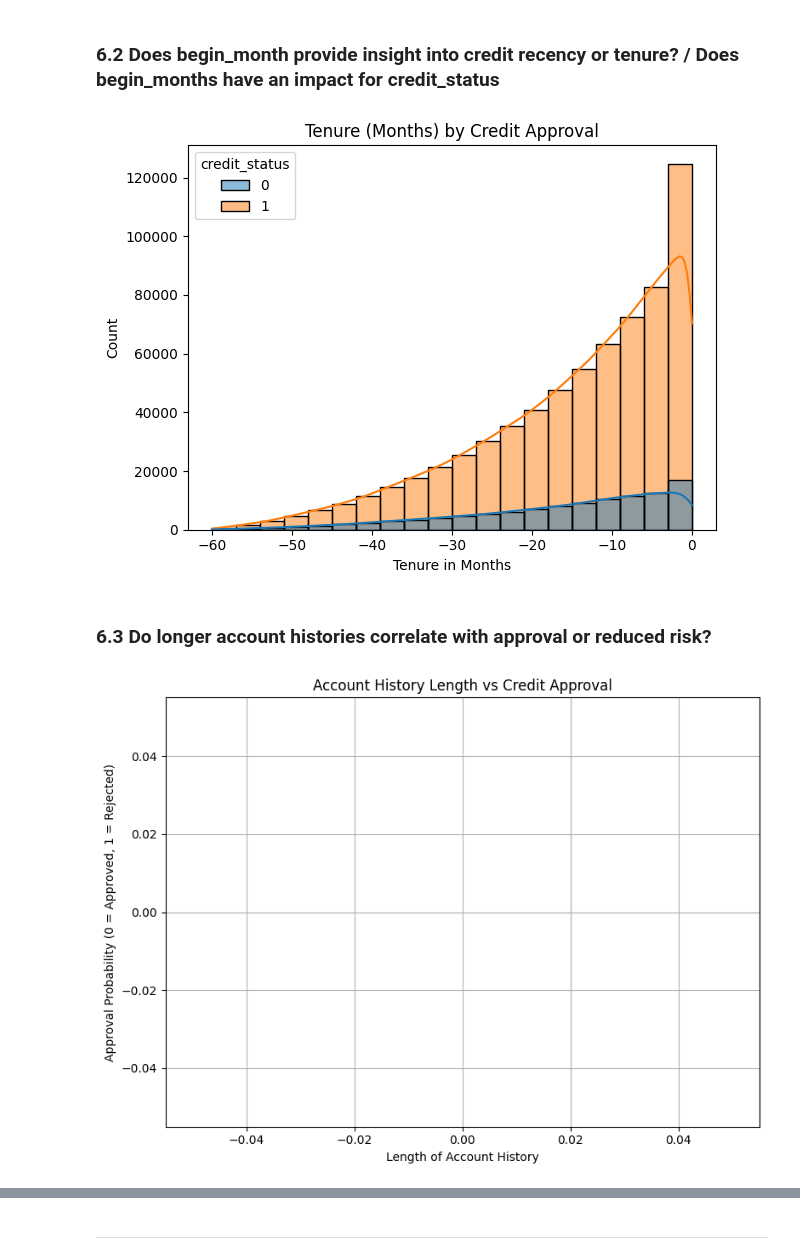
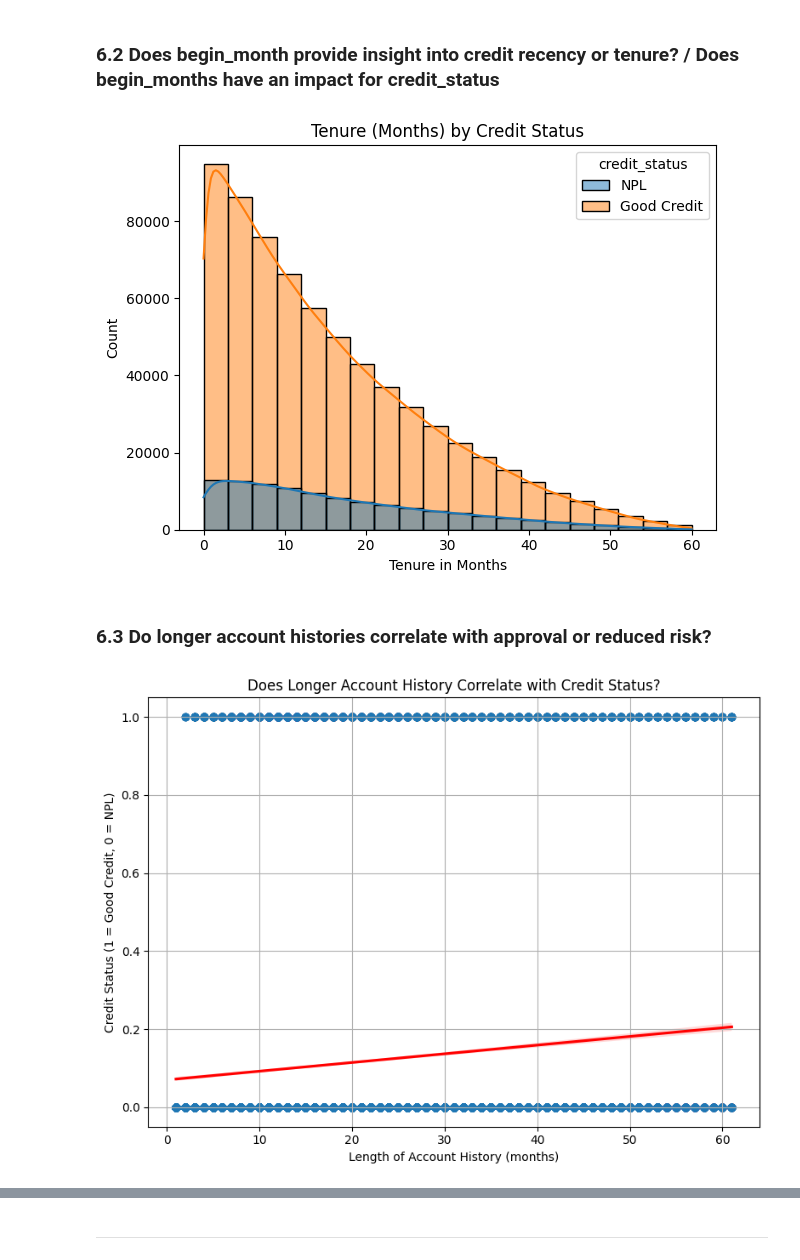
Before and after one commit to yonathanggraiwan/p2-final-project-ftds-028-hck-group-001, a Jupyter notebook: EDA.ipynb, the cells around one changed output, grey strips where cells are left out. Saved outputs shown, nothing was run; the diff lists cells and outputs as text; code cells hidden in the pictures.

```diff
--- a/EDA.ipynb
+++ b/EDA.ipynb
@@ -563,8 +581,13 @@ Text(0, 0.5, 'Count')
 # %% [markdown]
 ### 4.2 Is There a Relationship Between 'years_employed' and 'income' or 'target'?
 # %%
-# Konversi days_employed ke years_employed
-data['years_employed'] = -(data['days_employed'] / 365)
+# Convert days_employed to years as a standalone object
+years_employed = data['days_employed'].abs() / 365
 
-# Pastikan credit_status sudah jadi numerik
-data['credit_status'] = data['credit_status'].map({'Good Credit': 1, 'NPL': 0})
+plt.figure(figsize=(8, 6))
+sns.regplot(data=data, x=abs(data['days_employed'] / 365), y='income',
+            scatter_kws={'alpha':0.5}, line_kws={'color':'red'})
+plt.title('Income vs Years Employed')
+plt.xlabel('Years Employed')
+plt.ylabel('Income')
+plt.grid(True)
@@ -624,35 +720,44 @@ plt.show()
 # %% [markdown]
 ### 6.2 Does begin_month provide insight into credit recency or tenure? / Does begin_months have an impact for credit_status
 # %%
-sns.histplot(data=data, x='months_balance', hue='credit_status', bins=20, kde=True)
-plt.title("Tenure (Months) by Credit Approval")
+sns.histplot(data=data, x=-data['months_balance'], hue='credit_status', bins=20, kde=True)
+plt.title("Tenure (Months) by Credit Status")
 plt.xlabel("Tenure in Months")
 plt.ylabel("Count")
 plt.tight_layout()
 plt.show()
 # %% [output]
-[figure, old version]
+[figure, new version]
 # %% [markdown]
 ### 6.3 Do longer account histories correlate with approval or reduced risk?
 # %%
+# Step 1: Calculate account history length
 account_length = data.groupby('id')['months_balance'].count().reset_index()
 account_length.columns = ['id', 'account_history_length']
 
-# Mapping credit_status to numeric without changing original data
-approval_mapped = data[['id', 'credit_status']].copy()
-approval_mapped['credit_status'] = approval_mapped['credit_status'].map({'Good Credit': 1, 'NPL': 0})
+# Step 2: Use majority status signal per ID
+credit_status = data.groupby('id')['credit_status'].agg(lambda x: x.mode()[0]).reset_index()
 
-# Merge account length with mapped approval
-merged = account_length.merge(approval_mapped, on='id')
+# Step 3: Merge datasets
+merged = account_length.merge(credit_status, on='id', how='inner')
 
-# Plot regplot
+# Step 4: Map credit status after merging
+merged['credit_status_mapped'] = merged['credit_status'].map({'Good Credit': 0, 'NPL': 1})
+
+# Step 5: Plot regression
 plt.figure(figsize=(8, 6))
-sns.regplot(data=merged, x='account_history_length', y='credit_status', scatter_kws={'alpha':0.3})
-plt.title('Account History Length vs Credit Approval')
-plt.xlabel('Length of Account History')
-plt.ylabel('Approval Probability (0 = Approved, 1 = Rejected)')
+sns.regplot(
+    data=merged,
+    x='account_history_length',
+    y='credit_status_mapped',
+    scatter_kws={'alpha': 0.3},
+    line_kws={'color': 'red'}
+)
+plt.title('Does Longer Account History Correlate with Credit Status?')
+plt.xlabel('Length of Account History (months)')
+plt.ylabel('Credit Status (1 = Good Credit, 0 = NPL)')
 plt.grid(True)
 plt.tight_layout()
 plt.show()
 # %% [output]
-[figure, old version]
+[figure, new version]
```
Also changed, not shown: parts of 21 cells of this notebook.
